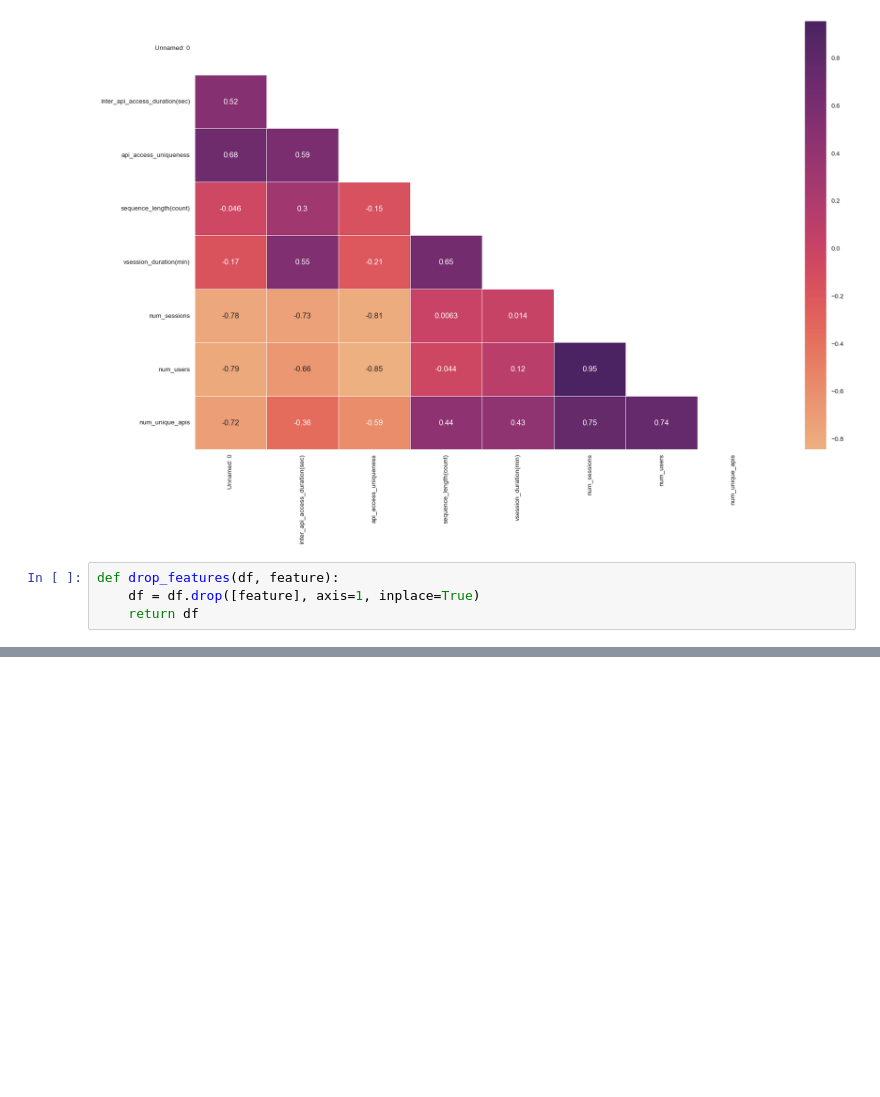
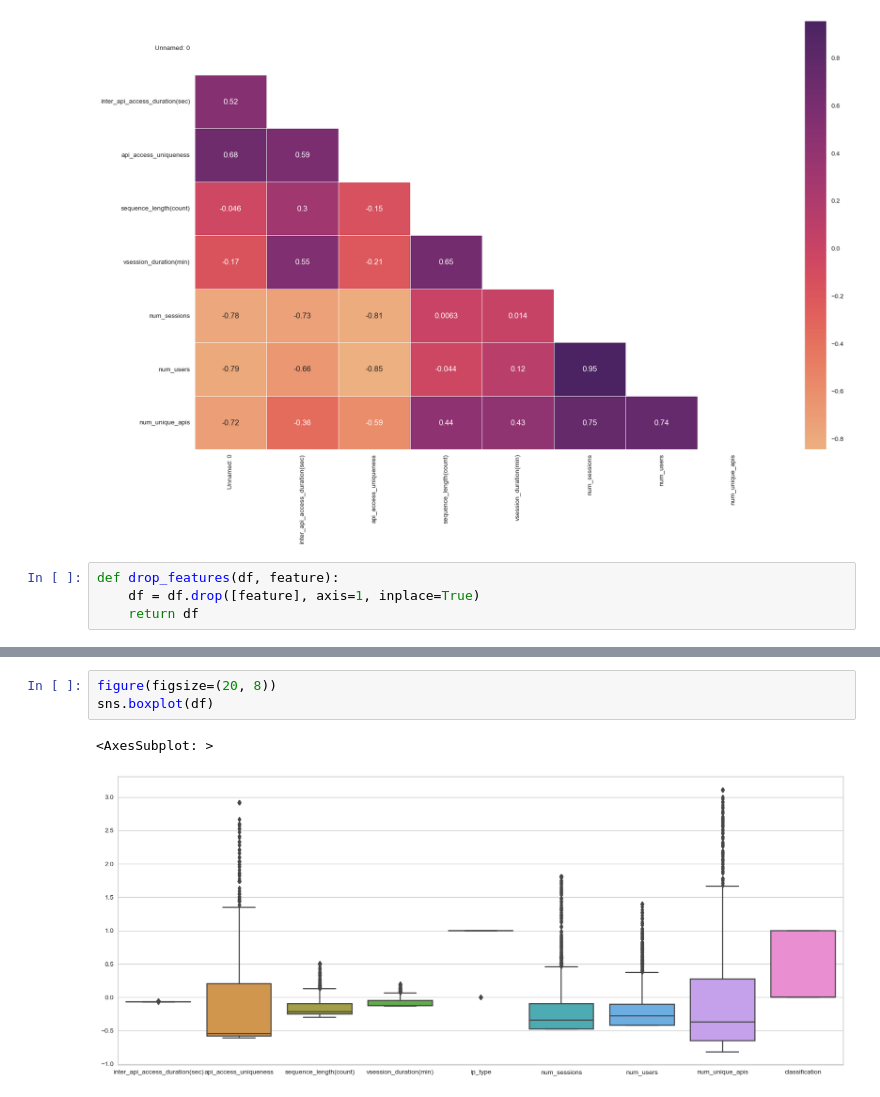
Before and after one commit to dev-hack95/Api_Security_Analysis, a Jupyter notebook: notebooks/api_security.ipynb, the cells around one changed output, grey strips where cells are left out. Saved outputs shown, nothing was run; the diff lists cells and outputs as text; blank space fills up the shorter version.

```diff
--- a/notebooks/api_security.ipynb
+++ b/notebooks/api_security.ipynb
@@ -406,0 +632,6 @@ from sklearn.linear_model import BayesianRidge
+# %%
+figure(figsize=(20, 8))
+sns.boxplot(df)
+# %% [output]
+<AxesSubplot: >
+[figure, added]
```
Also changed, not shown: parts of 36 cells of this notebook.
